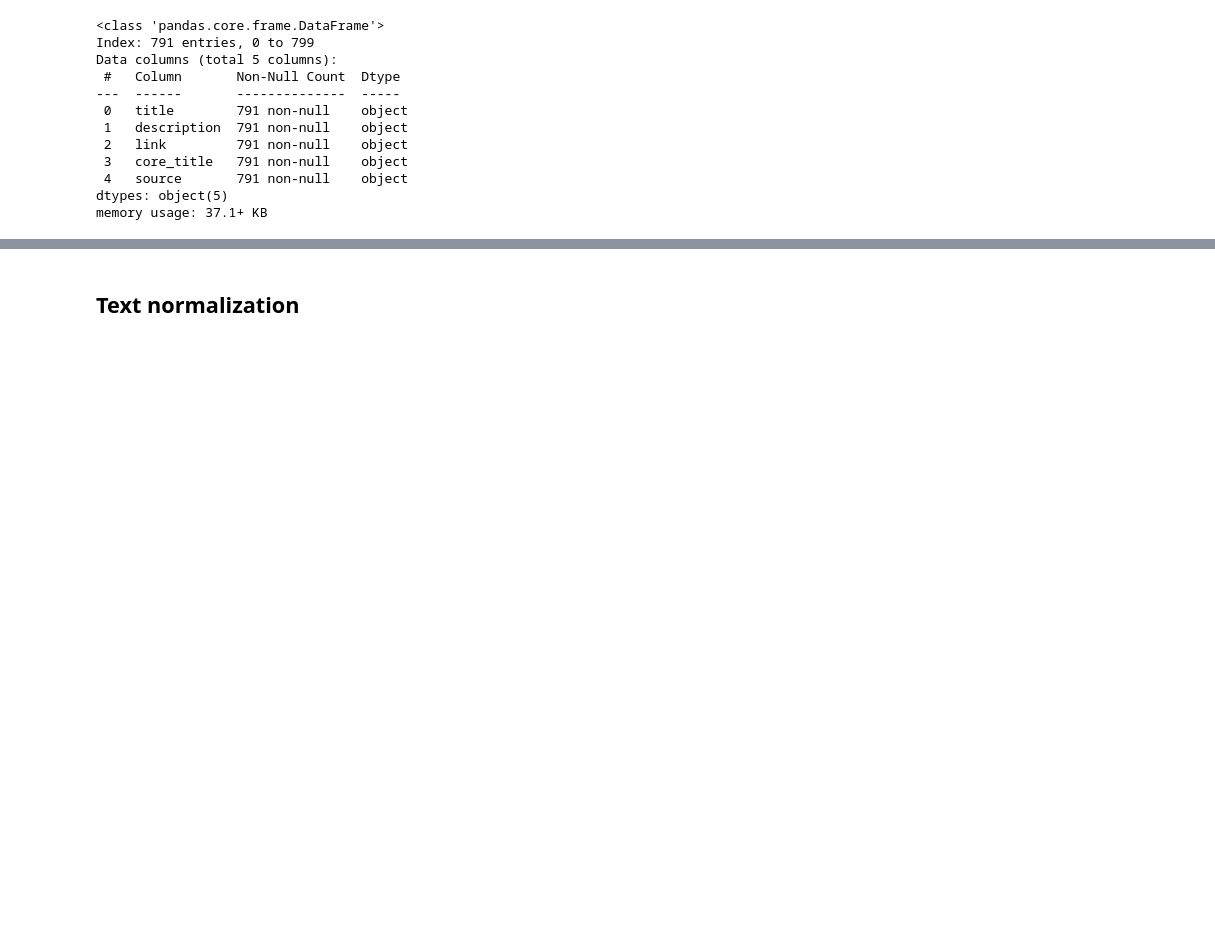
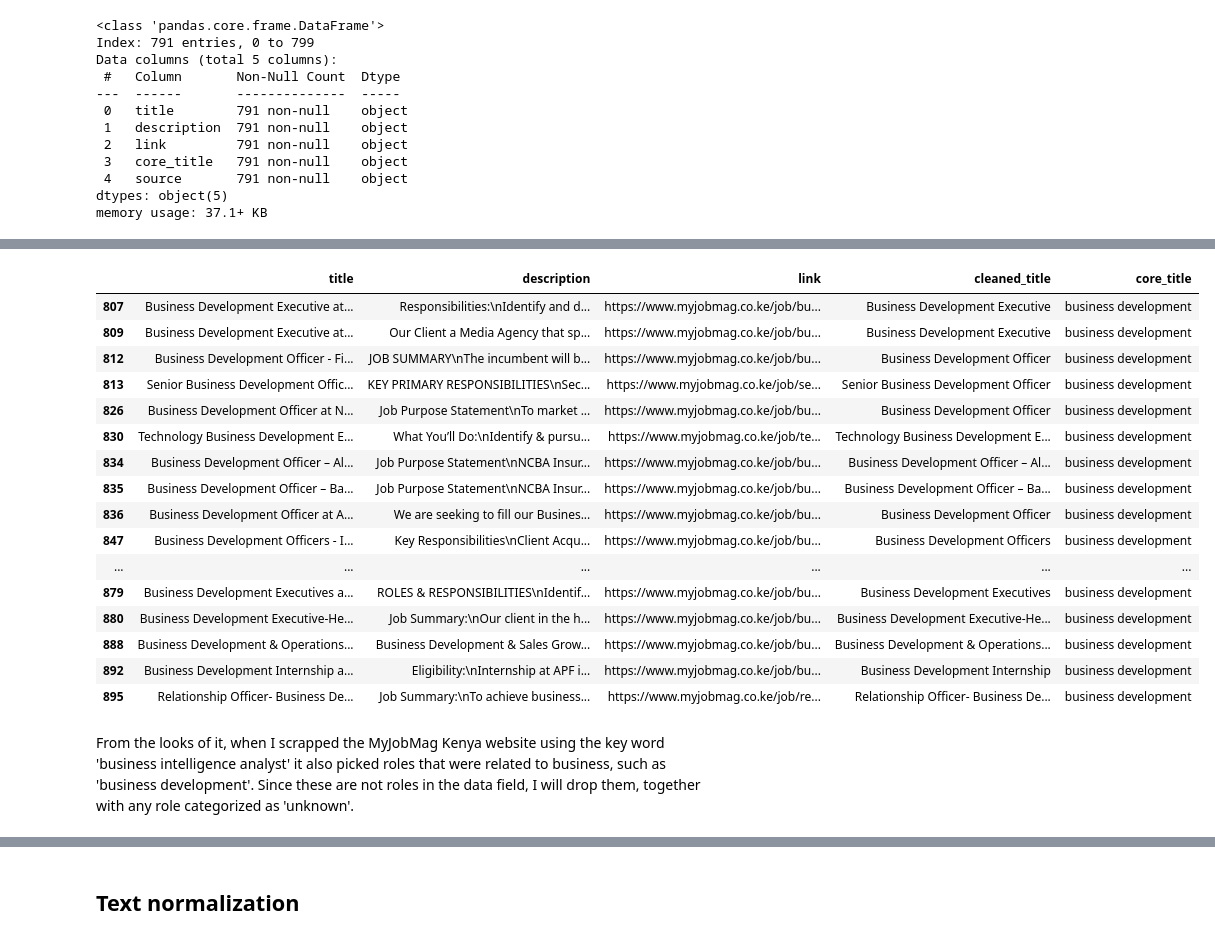
Before and after one commit to WamzMwangi/Job_Market_Analysis-BI_Tools, a Jupyter notebook: main.ipynb, the cells around one changed output, grey strips where cells are left out. Drawn from its saved outputs; the diff is of its cells as text; code cells hidden in the pictures; blank space fills up the shorter version.

```diff
--- a/main.ipynb
+++ b/main.ipynb
@@ -122,0 +221,22 @@ memory usage: 37.1+ KB
+# %%
+df2.loc[df2['core_title']=='business development'].tail(30)
+# %% [output]
+|  | title | description | link | cleaned_title | core_title |
+| 807 | Business Development Executive at... | Responsibilities:\nIdentify and d... | https://www.myjobmag.co.ke/job/bu... | Business Development Executive | business development |
+| 809 | Business Development Executive at... | Our Client a Media Agency that sp... | https://www.myjobmag.co.ke/job/bu... | Business Development Executive | business development |
+| 812 | Business Development Officer - Fi... | JOB SUMMARY\nThe incumbent will b... | https://www.myjobmag.co.ke/job/bu... | Business Development Officer | business development |
+| 813 | Senior Business Development Offic... | KEY PRIMARY RESPONSIBILITIES\nSec... | https://www.myjobmag.co.ke/job/se... | Senior Business Development Officer | business development |
+| 826 | Business Development Officer at N... | Job Purpose Statement\nTo market ... | https://www.myjobmag.co.ke/job/bu... | Business Development Officer | business development |
+| 830 | Technology Business Development E... | What You’ll Do:\nIdentify & pursu... | https://www.myjobmag.co.ke/job/te... | Technology Business Development E... | business development |
+| 834 | Business Development Officer – Al... | Job Purpose Statement\nNCBA Insur... | https://www.myjobmag.co.ke/job/bu... | Business Development Officer – Al... | business development |
+| 835 | Business Development Officer – Ba... | Job Purpose Statement\nNCBA Insur... | https://www.myjobmag.co.ke/job/bu... | Business Development Officer – Ba... | business development |
+| 836 | Business Development Officer at A... | We are seeking to ﬁll our Busines... | https://www.myjobmag.co.ke/job/bu... | Business Development Officer | business development |
+| 847 | Business Development Officers - I... | Key Responsibilities\nClient Acqu... | https://www.myjobmag.co.ke/job/bu... | Business Development Officers | business development |
+| ... | ... | ... | ... | ... | ... |
+| 879 | Business Development Executives a... | ROLES & RESPONSIBILITIES\nIdentif... | https://www.myjobmag.co.ke/job/bu... | Business Development Executives | business development |
+| 880 | Business Development Executive-He... | Job Summary:\nOur client in the h... | https://www.myjobmag.co.ke/job/bu... | Business Development Executive-He... | business development |
+| 888 | Business Development & Operations... | Business Development & Sales Grow... | https://www.myjobmag.co.ke/job/bu... | Business Development & Operations... | business development |
+| 892 | Business Development Internship a... | Eligibility:\nInternship at APF i... | https://www.myjobmag.co.ke/job/bu... | Business Development Internship | business development |
+| 895 | Relationship Officer- Business De... | Job Summary:\nTo achieve business... | https://www.myjobmag.co.ke/job/re... | Relationship Officer- Business De... | business development |
+# %% [markdown]
+From the looks of it, when I scrapped the MyJobMag Kenya website using the key word 'business intelligence analyst' it also picked roles that were related to business, such as 'business development'. Since these are not roles in the data field, I will drop them, together with any role categorized as 'unknown'.
```
Also changed, not shown: parts of 15 cells of this notebook, 1 other file.
